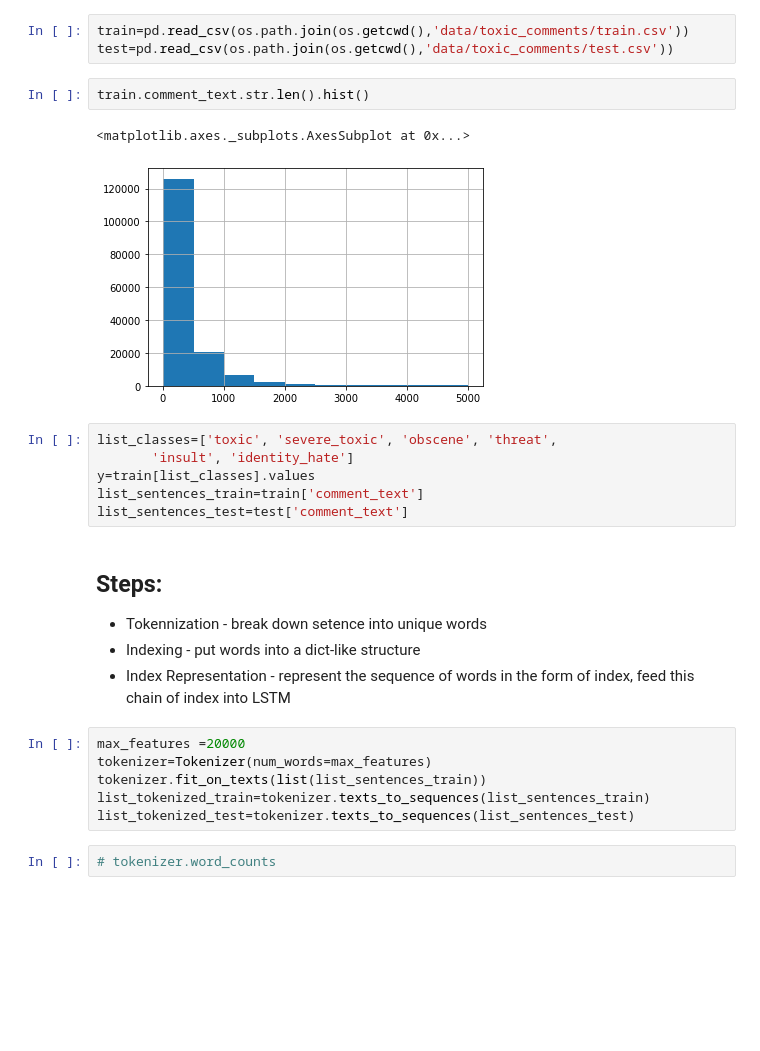
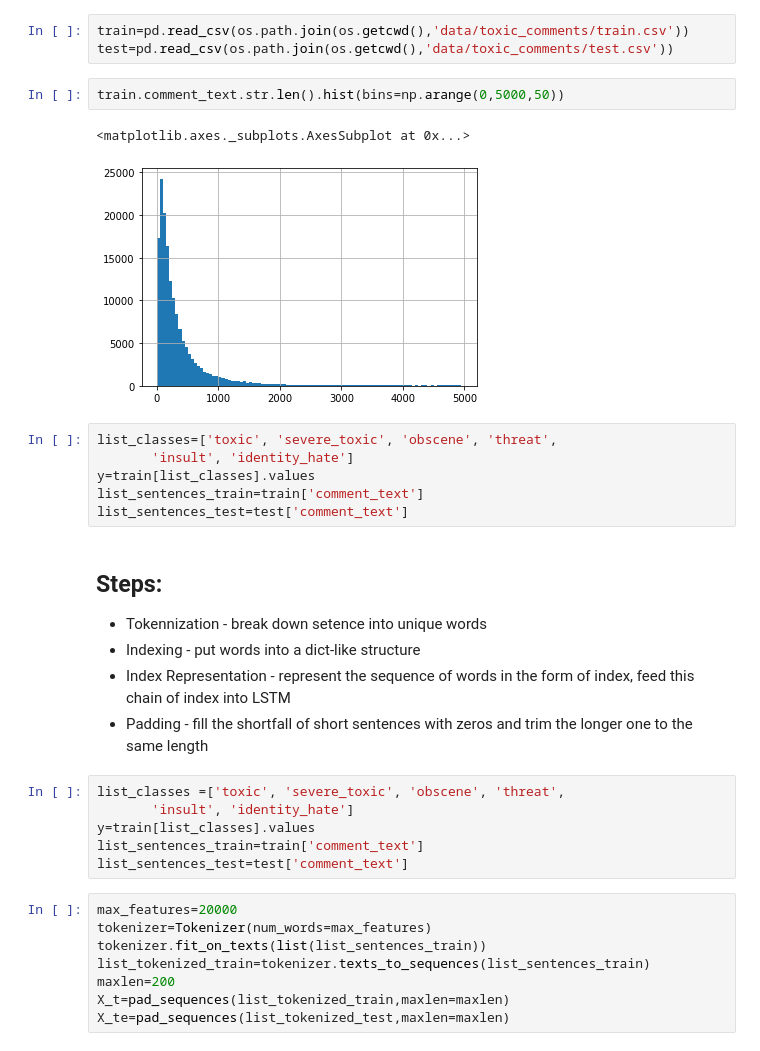
Before and after one commit to Teake1404/Shuqing-Ke-s-Python-Code-Projects, a Jupyter notebook: toxic_comments.ipynb, the cells around one changed output. Drawn from its saved outputs; the diff is of its cells as text; blank space fills up the shorter version.

```diff
--- a/toxic_comments.ipynb
+++ b/toxic_comments.ipynb
@@ -16,10 +56,10 @@ from keras import initializers,regularizers,constraints,optimizers,layers
 train=pd.read_csv(os.path.join(os.getcwd(),'data/toxic_comments/train.csv'))
 test=pd.read_csv(os.path.join(os.getcwd(),'data/toxic_comments/test.csv'))
 # %%
-train.comment_text.str.len().hist()
+train.comment_text.str.len().hist(bins=np.arange(0,5000,50))
 # %% [output]
 <matplotlib.axes._subplots.AxesSubplot at 0x...>
-[figure, old version]
+[figure, new version]
 # %%
 list_classes=['toxic', 'severe_toxic', 'obscene', 'threat',
        'insult', 'identity_hate']
@@ -31,11 +71,18 @@ list_sentences_test=test['comment_text']
 - Tokennization - break down setence into unique words
 - Indexing - put words into a dict-like structure
 - Index Representation - represent the sequence of words in the form of index, feed this chain of index into LSTM
+- Padding - fill the shortfall of short sentences with zeros and trim the longer one to the same length
+# %%
+list_classes =['toxic', 'severe_toxic', 'obscene', 'threat',
+       'insult', 'identity_hate']
+y=train[list_classes].values
+list_sentences_train=train['comment_text']
+list_sentences_test=test['comment_text']
 # %%
-max_features =20000
+max_features=20000
 tokenizer=Tokenizer(num_words=max_features)
 tokenizer.fit_on_texts(list(list_sentences_train))
 list_tokenized_train=tokenizer.texts_to_sequences(list_sentences_train)
-list_tokenized_test=tokenizer.texts_to_sequences(list_sentences_test)
+maxlen=200
+X_t=pad_sequences(list_tokenized_train,maxlen=maxlen)
+X_te=pad_sequences(list_tokenized_test,maxlen=maxlen)
-# %%
-# tokenizer.word_counts
```
Also changed, not shown: parts of 59 cells of this notebook.
